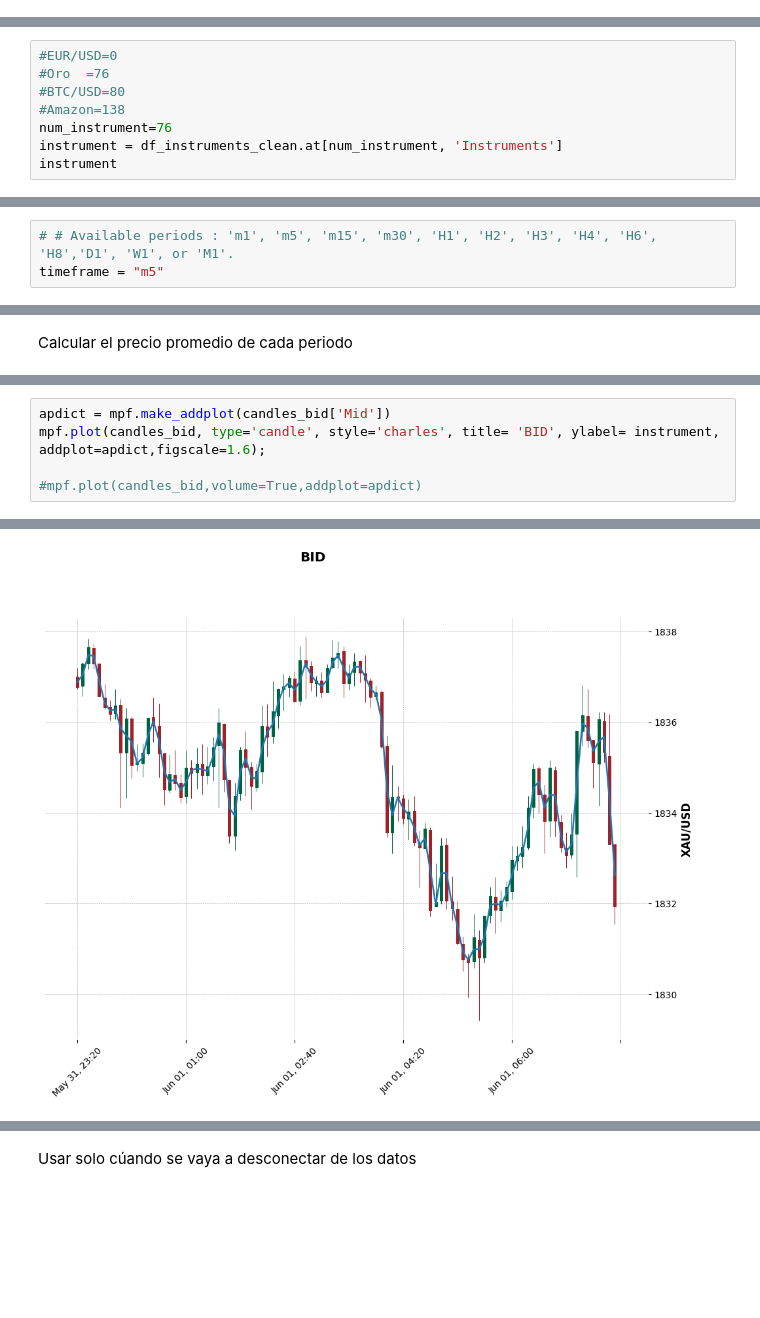
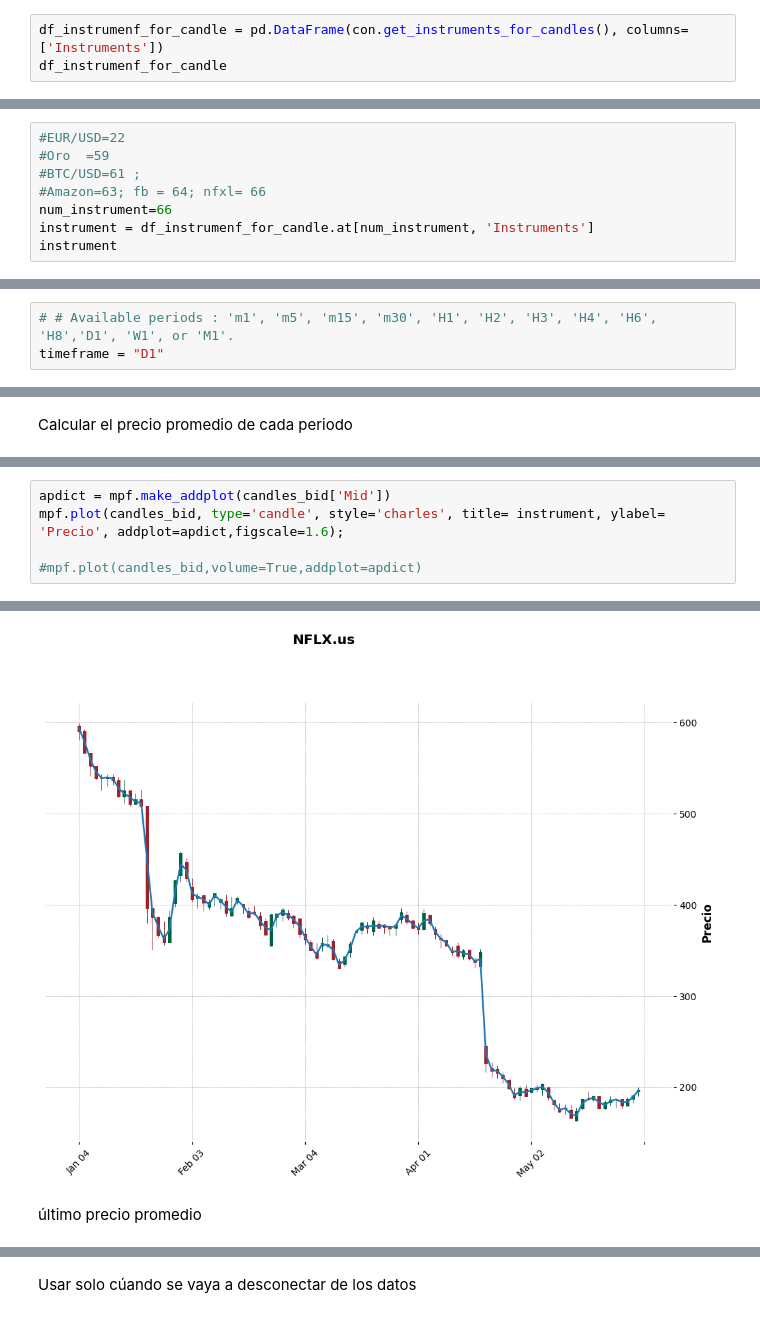
Before and after one commit to calosos/py_resumenes_codigos, a Jupyter notebook: Trading_analysis.ipynb, the cells around one changed output, grey strips where cells are left out. Saved outputs shown, nothing was run; the diff lists cells and outputs as text; blank space fills up the shorter version.

```diff
--- a/Trading_analysis.ipynb
+++ b/Trading_analysis.ipynb
@@ -197,0 +222,3 @@ df_instruments_clean
+# %%
+df_instrumenf_for_candle = pd.DataFrame(con.get_instruments_for_candles(), columns=['Instruments'])
+df_instrumenf_for_candle
@@ -200,11 +241,11 @@ df_instruments_clean
 # %% [markdown]
 Elegir Instrumento
 # %%
-#EUR/USD=0
-#Oro  =76
-#BTC/USD=80
-#Amazon=138
-num_instrument=76
-instrument = df_instruments_clean.at[num_instrument, 'Instruments']
+#EUR/USD=22
+#Oro  =59
+#BTC/USD=61 ;
+#Amazon=63; fb = 64; nfxl= 66
+num_instrument=66
+instrument = df_instrumenf_for_candle.at[num_instrument, 'Instruments']
 instrument
 # %% [output]
@@ -213,4 +254,4 @@ instrument
 Elegir  Temporalidad
 # %%
 # # Available periods : 'm1', 'm5', 'm15', 'm30', 'H1', 'H2', 'H3', 'H4', 'H6', 'H8','D1', 'W1', or 'M1'.
-timeframe = "m5"
+timeframe = "D1"
@@ -272,6 +312,6 @@ candles_bid.head(3)
 # %%
 apdict = mpf.make_addplot(candles_bid['Mid'])
-mpf.plot(candles_bid, type='candle', style='charles', title= 'BID', ylabel= instrument, addplot=apdict,figscale=1.6);
+mpf.plot(candles_bid, type='candle', style='charles', title= instrument, ylabel= 'Precio', addplot=apdict,figscale=1.6);
 
 #mpf.plot(candles_bid,volume=True,addplot=apdict)
 # %% [output]
@@ -278,4 +319,6 @@ mpf.plot(candles_bid, type='candle', style='charles', title= 'BID', ylabel= inst
-[figure, old version]
+[figure, new version]
+# %% [markdown]
+último precio promedio
 # %%
 candles_bid.tail(1)
 # %% [output]
```
Also changed, not shown: parts of 80 cells of this notebook.
